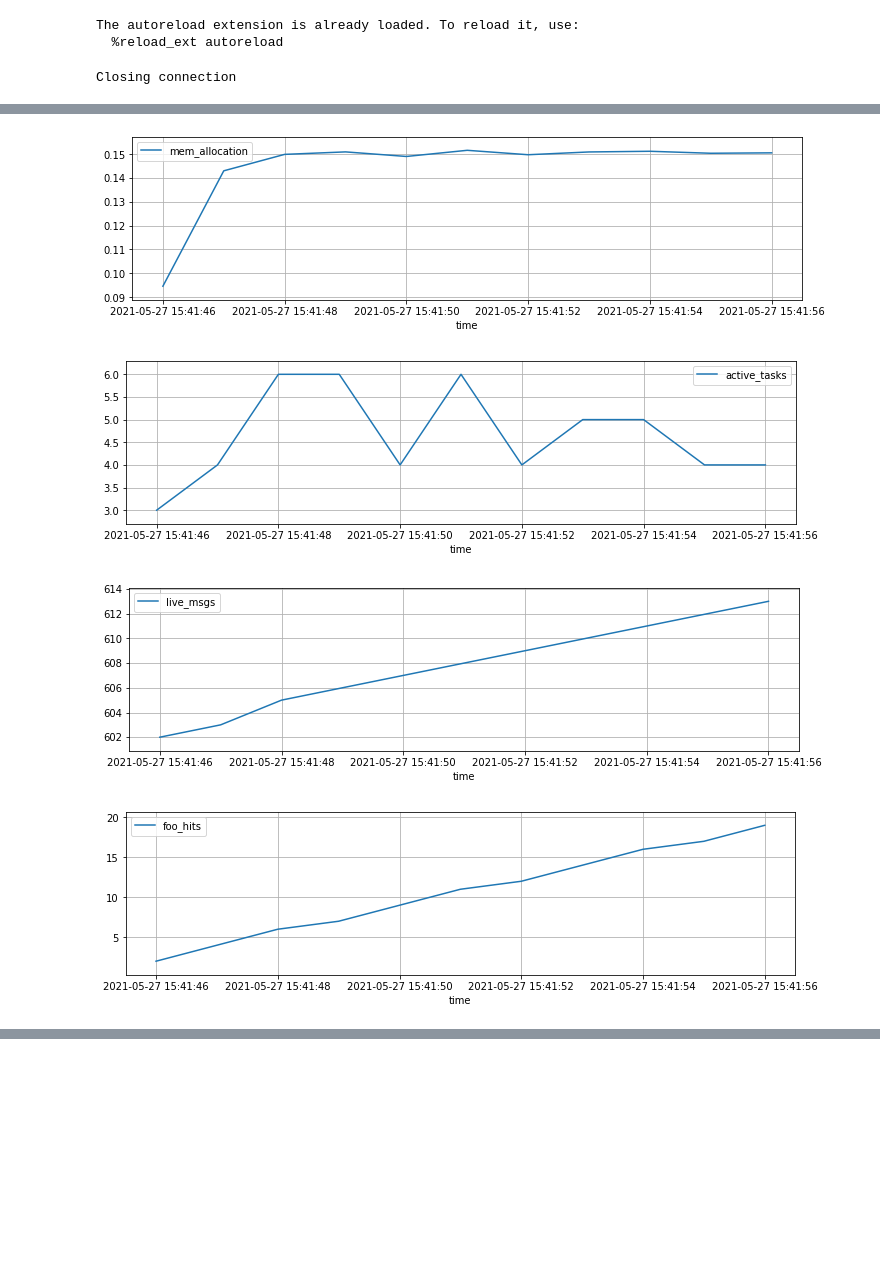
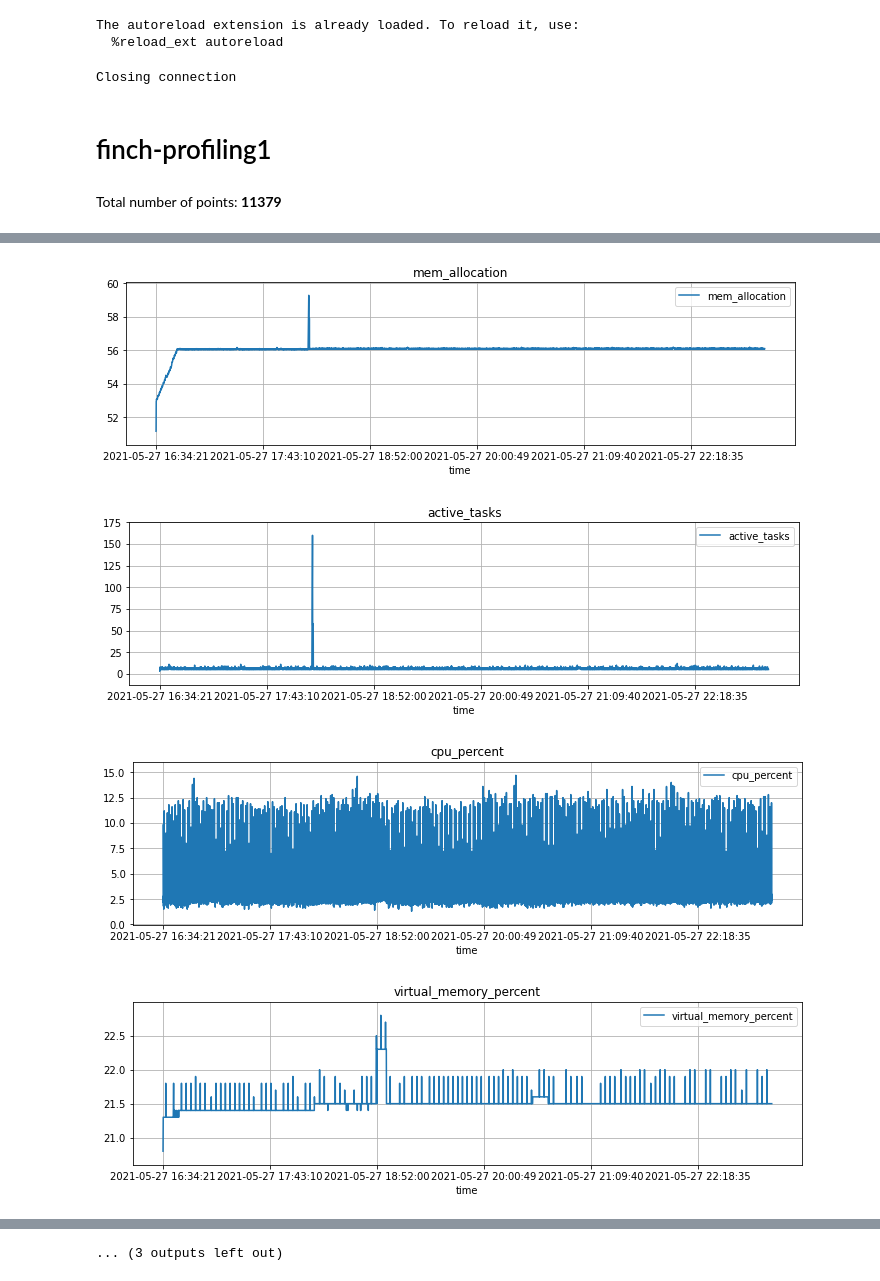
Before and after one commit to codingismycraft/mnemic, a Jupyter notebook: analytics/notebooks/Untitled.ipynb, the cells around one changed output, grey strips where cells are left out. Saved outputs shown, nothing was run; the diff lists cells and outputs as text; code cells hidden in the pictures; blank space fills up the shorter version.

Commit message:
Loads the graphs into a webpage.

```diff
--- a/analytics/notebooks/Untitled.ipynb
+++ b/analytics/notebooks/Untitled.ipynb
@@ -43,19 +43,36 @@ def show_correlation_graph(data, title=None,
 
     _ = sns.heatmap(corr, annot=annot, fmt="2.2f",
                 linewidths=linewidths, ax=ax, cmap=cmap)
+
+def show(txt):
+    display(Markdown(txt))
 # %%
 
-data = await utils.get_latest_trace('wow1')
+#run_name = 'wow2'
+run_name = 'finch-profiling1'
+
+data = await utils.get_latest_trace(run_name)
+
 df = pd.read_csv(StringIO(data))
 
 margin_factor = 0.1
+
+show(f"# {run_name}")
+show(f"Total number of points: <b>{len(df)}</b>")
+
+started = pd.to_datetime(df.iloc[0].time)
+ended = pd.to_datetime(df.iloc[-1].time)
+
+show(f'started ....: <b>{started}</b>')
+show(f'ended ......: <b>{ended}</b>')
+show(f'duration ...: <b>{ended - started}</b>')
 
 for column_name in df.columns:
     if column_name == 'time':
         continue
     min_value = min(df[column_name])
     max_value = max(df[column_name])
-    df.plot.line(x="time", y=column_name, rot=0, grid=True, figsize=(12,3))
+    df.plot.line(x="time", y=column_name, rot=0, grid=True, figsize=(12,3),  title=column_name)
 
     if max_value > min_value:
         height = max_value - min_value
@@ -69,3 +86,5 @@ for column_name in df.columns:
         plt.ylim([min_value - height * margin_factor, max_value + height * margin_factor])
 # %% [output]
 Closing connection
+# finch-profiling1
+Total number of points: <b>11379</b>
@@ -72,4 +94,4 @@ Closing connection
-[figure, old version]
+[figure, new version]
-[figure, old version]
+[figure, new version]
-[figure, old version]
+[figure, new version]
-[figure, old version]
+[figure, new version]
@@ -78 +100,2 @@ Closing connection
+... (3 outputs left out)
 # %%
```
Also changed, not shown: parts of 3 cells of this notebook, 16 other files.
